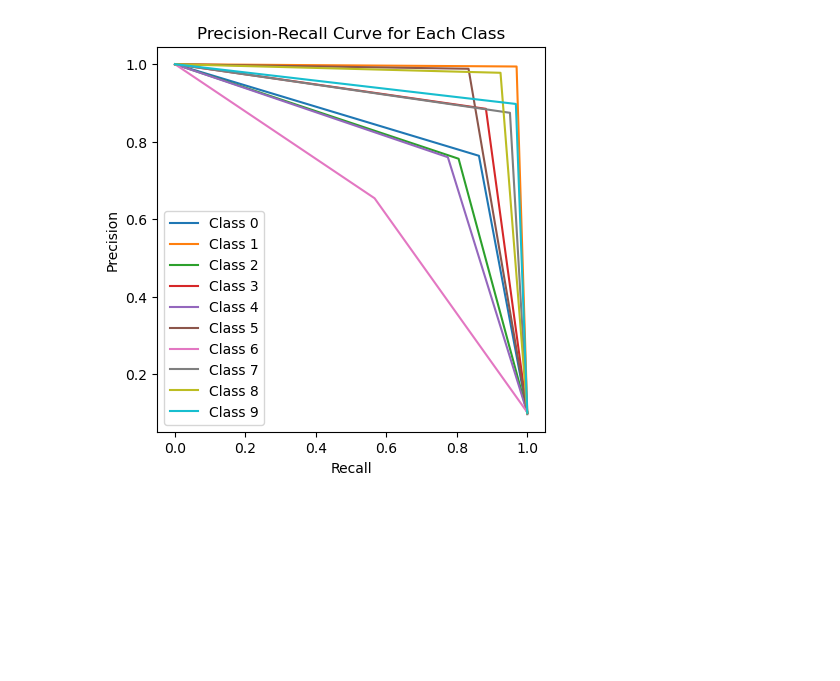
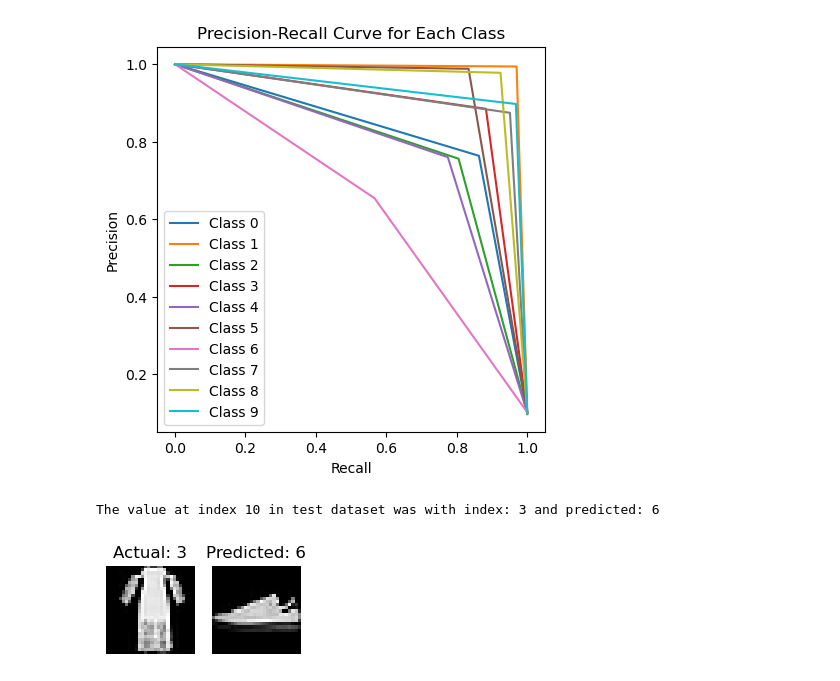
Before and after one commit to nehadataninja/analytics, a Jupyter notebook: projects/Fashion Item Classification/Fashion Item Classification.ipynb, the cells around one changed output. Cells and saved outputs as stored; diff of their text form; code cells hidden in the pictures; blank space fills up the shorter version.

Commit message:
MultiClass_Image_Output

```diff
--- a/projects/Fashion Item Classification/Fashion Item Classification.ipynb
+++ b/projects/Fashion Item Classification/Fashion Item Classification.ipynb
@@ -39,6 +39,8 @@ def return_predic_respons_data(data):
     return predictorsTrain, responseTrain
 # %%
 predictorsTrain,responseTrain=return_predic_respons_data('fashion_train.csv')
+# %%
+predictorsTrain_1=predictorsTrain.reset_index()
 # %% [markdown]
 # Train the model
 # %%
@@ -165,0 +170,54 @@ plt.show()
+# %%
+plt.figure(figsize=(2.5,2.5))
+actual_value=y_test.iloc[10]
+predicted_value=y_pred[10]
+
+print(f"The value at index 10 in test dataset was with index: {actual_value} and predicted: {predicted_value}")
+
+# Extract pixel values from the DataFrame
+pixel_values = X_test.iloc[10,:].values
+
+# Convert the pixel values to a NumPy array
+pixel_values = np.array(pixel_values)
+
+# Reshape the 1D array into a 2D array of shape (28, 28)
+actual_image = pixel_values.reshape(28, 28)
+
+
+
+# Extract the first column (assuming it contains labels)
+first_column = predictorsTrain_1.iloc[:, 0]
+
+# Boolean indexing to filter rows where the first column value is 3
+filtered_rows = predictorsTrain_1[first_column == 6]
+
+filtered_rows=filtered_rows.iloc[:,1:]
+
+# Assuming df is your DataFrame with pixel values in a column named 'pixels'
+
+# Extract pixel values from the DataFrame
+pixel_values = filtered_rows.values
+
+# Convert the pixel values to a NumPy array
+pixel_values = np.array(pixel_values)
+
+# Reshape the 1D array into a 2D array of shape (28, 28)
+predicted_image = pixel_values.reshape(28, 28)
+
+
+# Actual image
+plt.subplot(1, 2, 1)  # 1 row, 2 columns, 1st subplot
+plt.imshow(actual_image, cmap='gray')
+plt.title(f'Actual: {actual_value}')
+plt.axis('off')
+
+# Predicted image
+plt.subplot(1, 2, 2)  # 1 row, 2 columns, 2nd subplot
+plt.imshow(predicted_image, cmap='gray')
+plt.title(f'Predicted: {predicted_value}')
+plt.axis('off')
+
+plt.show()
+# %% [output]
+The value at index 10 in test dataset was with index: 3 and predicted: 6
+[figure, added]
```
Also changed, not shown: parts of 1 cell of this notebook, 2 other files.
